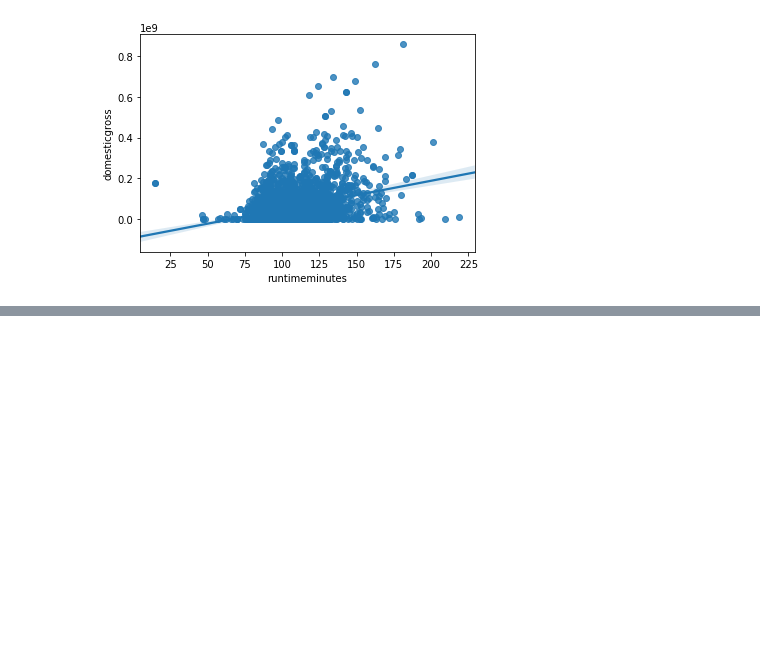
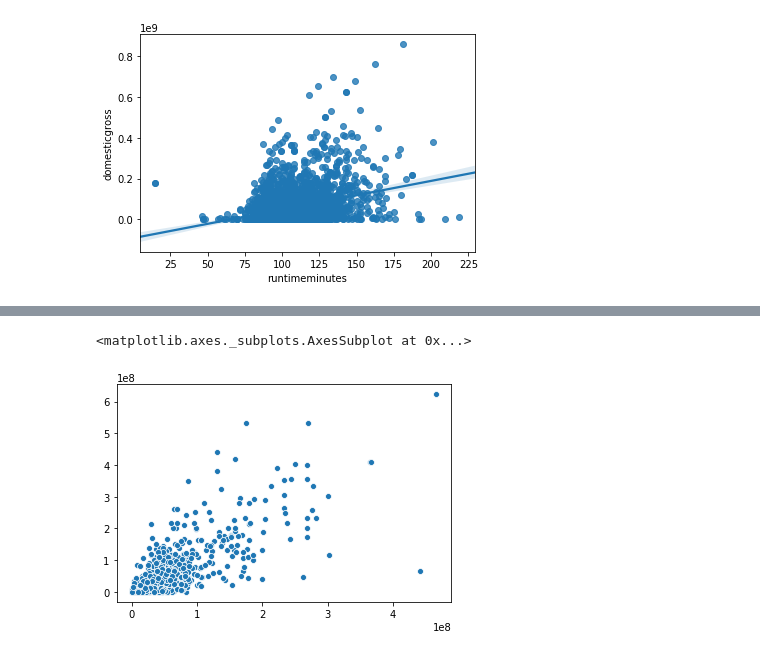
Before and after one commit to benyapiya/Box-Office-Smash, a Jupyter notebook: notebooks/analyze_modeling_data.ipynb, the cells around one changed output, grey strips where cells are left out. Cells and saved outputs as stored; diff of their text form; code cells hidden in the pictures; blank space fills up the shorter version.

Commit message:
Updated notebook to train and analyze randomforestregressor to predict movie sales values

```diff
--- a/notebooks/analyze_modeling_data.ipynb
+++ b/notebooks/analyze_modeling_data.ipynb
@@ -340,0 +380,22 @@ KeyError: 'genre1'
+# %%
+median_runtime = df['runtimeminutes'].median()
+df['runtimeminutes'].fillna(median_runtime, inplace=True)
+# %%
+df_model = df.drop(['primarytitle','domesticgross','releasedate'], axis=1)
+X = df.drop(['primarytitle','domesticgross','releasedate'], axis=1).values
+y = df['domesticgross'].values
+# %%
+from  sklearn.model_selection import train_test_split
+
+X_train, X_test, y_train, y_test = train_test_split(X, y, test_size=.3, random_state=0)
+# %%
+from sklearn.ensemble import RandomForestRegressor
+
+regressor = RandomForestRegressor(n_estimators=100, random_state=0)
+regressor.fit(X_train, y_train)
+y_pred = regressor.predict(X_test)
+# %%
+sns.scatterplot(y_pred,y_test)
+# %% [output]
+<matplotlib.axes._subplots.AxesSubplot at 0x...>
+[figure, added]
```
Also changed, not shown: parts of 12 cells of this notebook.
